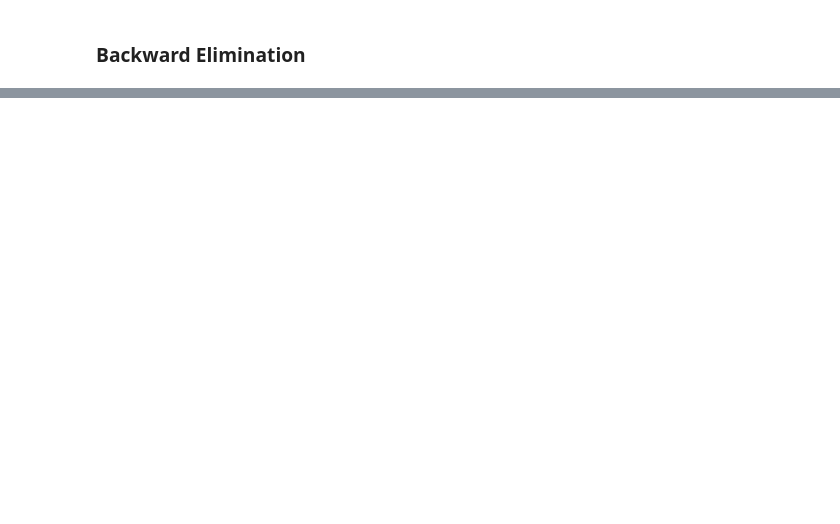
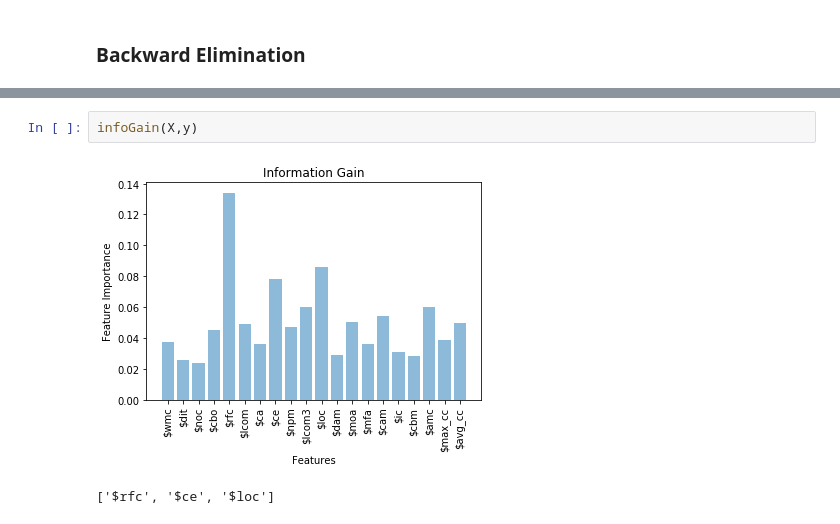
Before and after one commit to akshaynalwaya/Thesis-project-Bellwethers, a Jupyter notebook: src/Feature Selection.ipynb, the cells around one changed output, grey strips where cells are left out. Cells and saved outputs as stored; diff of their text form; blank space fills up the shorter version.

```diff
--- a/src/Feature Selection.ipynb
+++ b/src/Feature Selection.ipynb
@@ -112,0 +322,5 @@ Estimated g-Score:  0.7402
+# %%
+infoGain(X,y)
+# %% [output]
+[figure, added]
+['$rfc', '$ce', '$loc']
```
Also changed, not shown: parts of 19 cells of this notebook.
